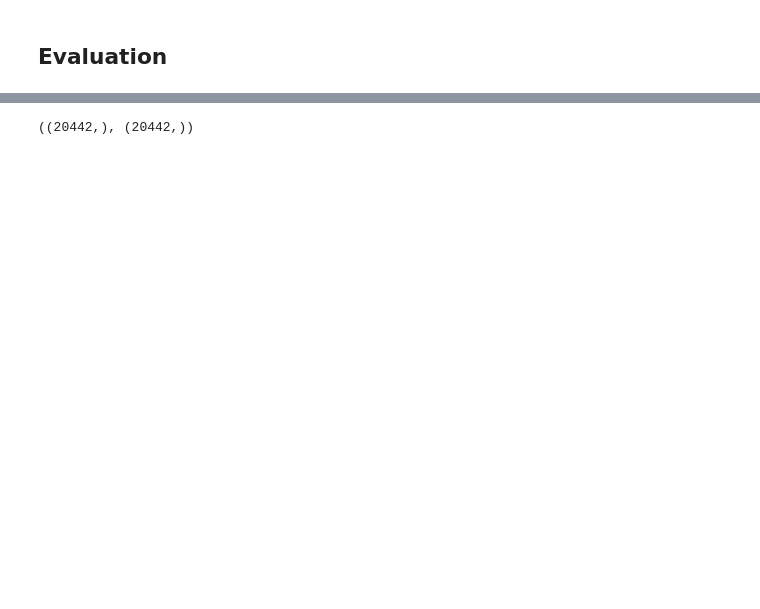
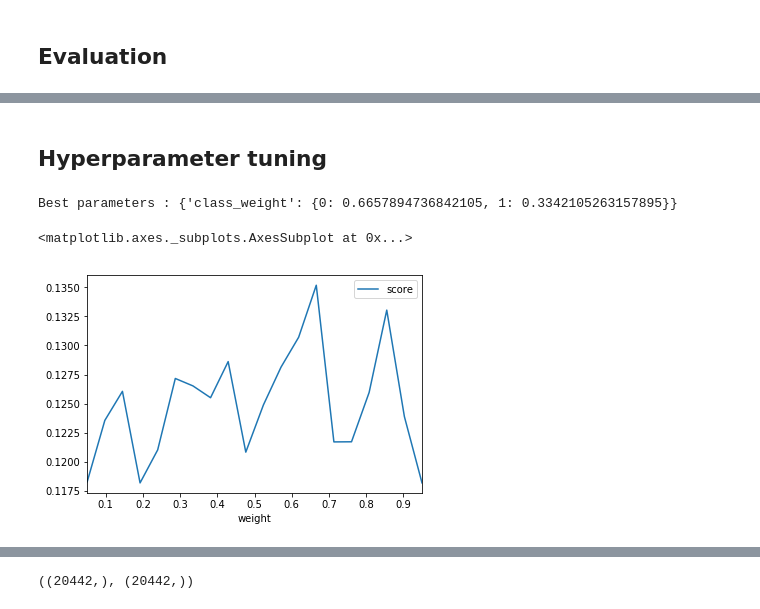
Before and after one commit to Shalakam/banking-behaviour-scorecard, a Jupyter notebook: kernel.ipynb, the cells around one changed output, grey strips where cells are left out. Drawn from its saved outputs; the diff is of its cells as text; code cells hidden in the pictures; blank space fills up the shorter version.

```diff
--- a/kernel.ipynb
+++ b/kernel.ipynb
@@ -314,0 +459,2 @@ accuracy_score(y['Col2'],predictions)
+# %% [markdown]
+## Hyperparameter tuning
@@ -314,0 +463,22 @@ accuracy_score(y['Col2'],predictions)
+# %%
+weights = np.linspace(0.05, 0.95, 20)
+gsc = GridSearchCV(
+    estimator=DecisionTreeClassifier(),
+    param_grid={
+        'class_weight': [{0: x, 1: 1.0-x} for x in weights]
+    },
+    scoring='f1',
+    cv=5
+)
+
+grid_result = gsc.fit(X_train, y_train)
+print("Best parameters : %s" % grid_result.best_params_)
+# %% [output]
+Best parameters : {'class_weight': {0: 0.6657894736842105, 1: 0.3342105263157895}}
+# %%
+data_out = pd.DataFrame({'score': grid_result.cv_results_['mean_test_score'],
+                       'weight': weights })
+data_out.plot(x='weight')
+# %% [output]
+<matplotlib.axes._subplots.AxesSubplot at 0x...>
+[figure, added]
```
Also changed, not shown: parts of 46 cells of this notebook.
